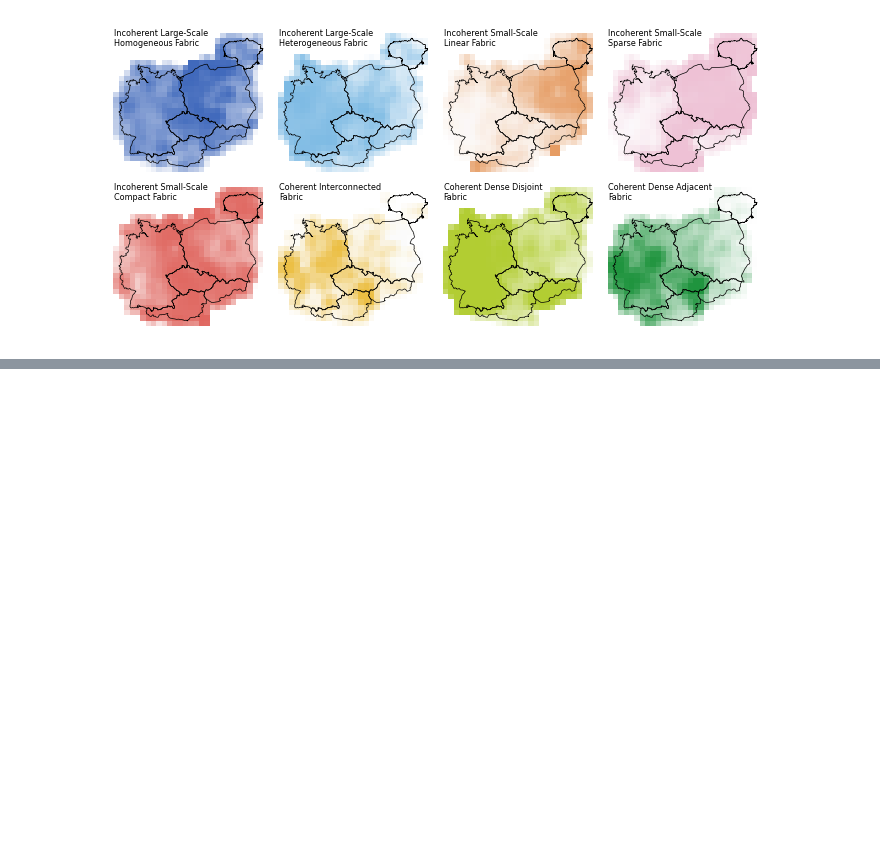
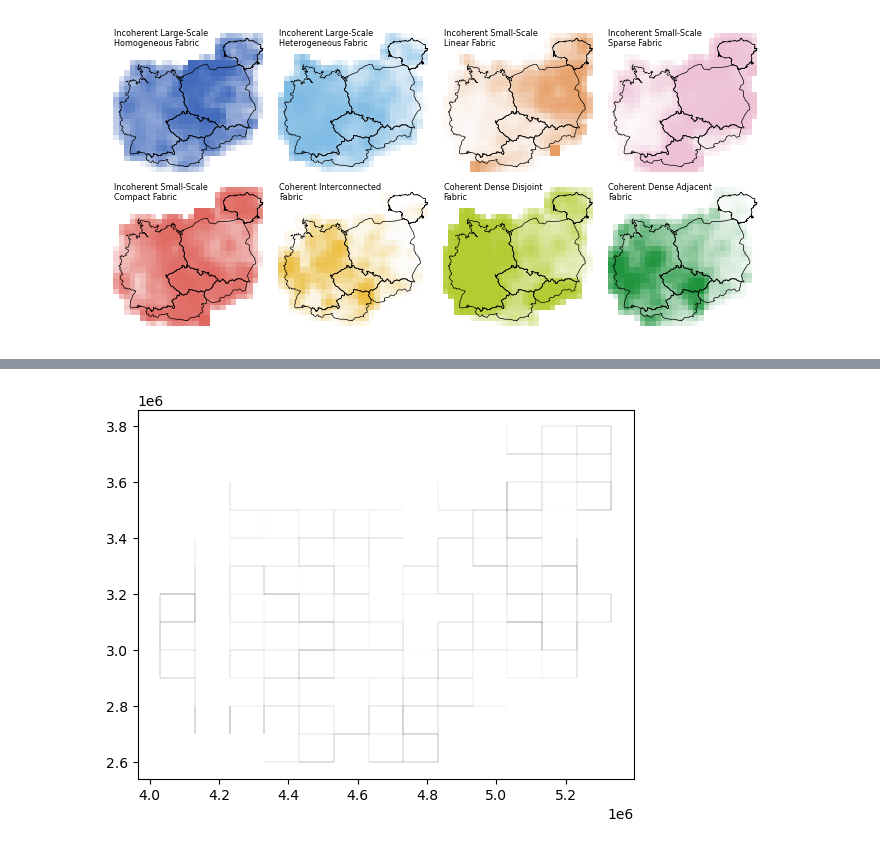
Before and after one commit to uscuni/urban_taxonomy, a Jupyter notebook: code/fig_abundance_maps.ipynb, the cells around one changed output, grey strips where cells are left out. Saved outputs shown, nothing was run; the diff lists cells and outputs as text; code cells hidden in the pictures; blank space fills up the shorter version.

```diff
--- a/code/fig_abundance_maps.ipynb
+++ b/code/fig_abundance_maps.ipynb
@@ -126,0 +196,7 @@ fig.savefig("../data/abundance.png", bbox_inches="tight", dpi=300)
+# %%
+f, ax = plt.subplots()
+
+for bound in boundaries:
+    bound.plot(grid_data, ax=ax, nodes=False, edge_kws=dict(alpha=.01))
+# %% [output]
+[figure, added]
```
Also changed, not shown: parts of 23 cells of this notebook, 1 other file.
